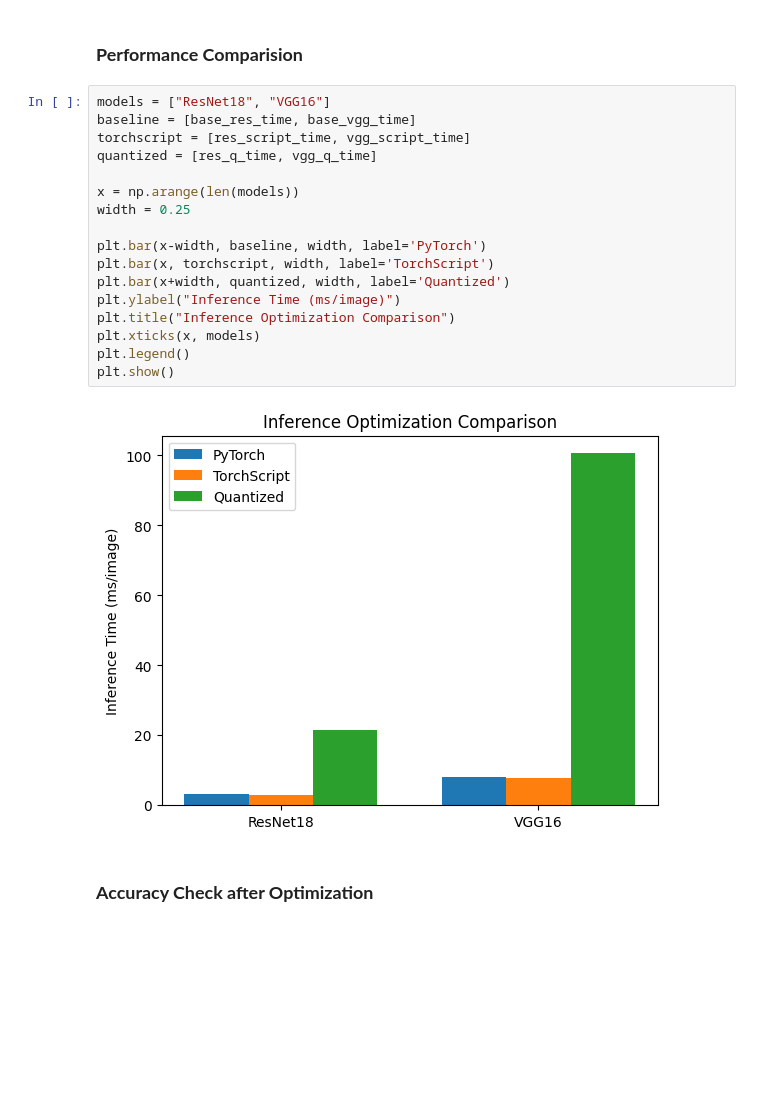
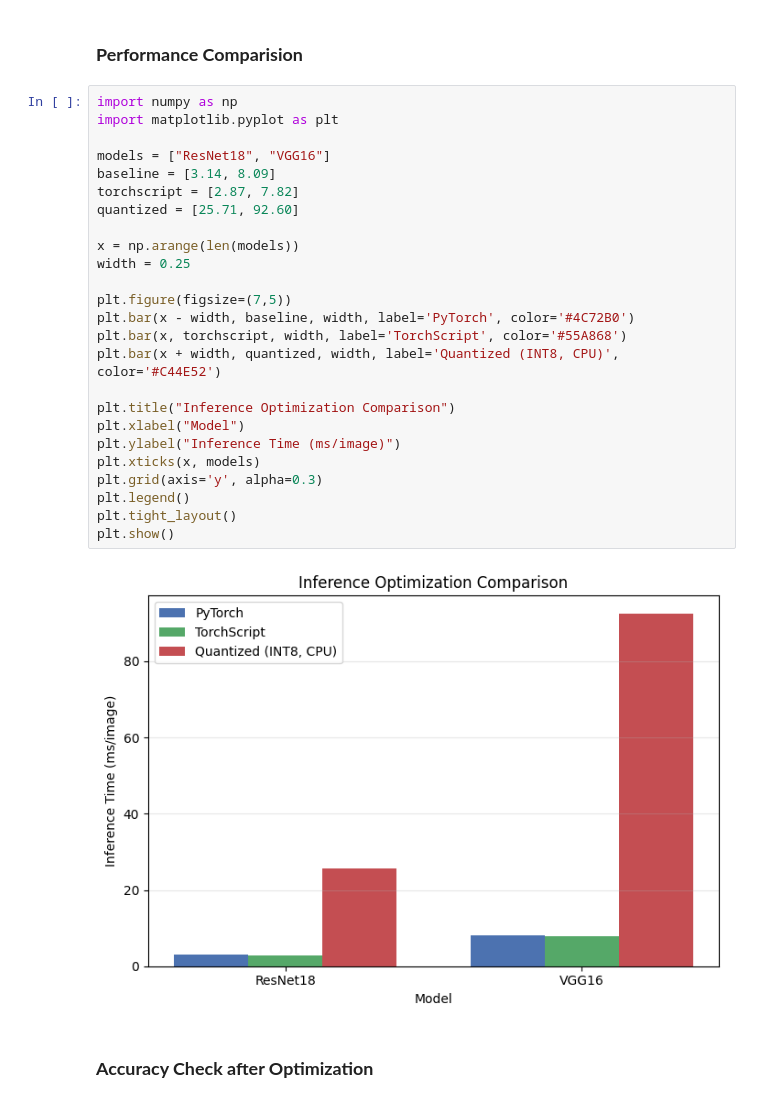
Before and after one commit to harshitxjangam/Imageclass_DL, a Jupyter notebook: notebooks/HW1_MusicInstrument_Classification.ipynb, the cells around one changed output. Drawn from its saved outputs; the diff is of its cells as text; blank space fills up the shorter version.

```diff
--- a/notebooks/HW1_MusicInstrument_Classification.ipynb
+++ b/notebooks/HW1_MusicInstrument_Classification.ipynb
@@ -311,24 +351,32 @@ VGG16 (Quantized-INT8): 100.63 ms per image (CPU)
 # %% [markdown]
 ### **Performance Comparision**
 # %%
+import numpy as np
+import matplotlib.pyplot as plt
+
 models = ["ResNet18", "VGG16"]
-baseline = [base_res_time, base_vgg_time]
-torchscript = [res_script_time, vgg_script_time]
-quantized = [res_q_time, vgg_q_time]
+baseline = [3.14, 8.09]
+torchscript = [2.87, 7.82]
+quantized = [25.71, 92.60]
 
 x = np.arange(len(models))
 width = 0.25
 
-plt.bar(x-width, baseline, width, label='PyTorch')
-plt.bar(x, torchscript, width, label='TorchScript')
-plt.bar(x+width, quantized, width, label='Quantized')
+plt.figure(figsize=(7,5))
+plt.bar(x - width, baseline, width, label='PyTorch', color='#4C72B0')
+plt.bar(x, torchscript, width, label='TorchScript', color='#55A868')
+plt.bar(x + width, quantized, width, label='Quantized (INT8, CPU)', color='#C44E52')
+
+plt.title("Inference Optimization Comparison")
+plt.xlabel("Model")
 plt.ylabel("Inference Time (ms/image)")
-plt.title("Inference Optimization Comparison")
 plt.xticks(x, models)
+plt.grid(axis='y', alpha=0.3)
 plt.legend()
+plt.tight_layout()
 plt.show()
 # %% [output]
-[figure, old version]
+[figure, new version]
 # %% [markdown]
 ### **Accuracy Check after Optimization**
 # %%
```
Also changed, not shown: parts of 25 cells of this notebook.
